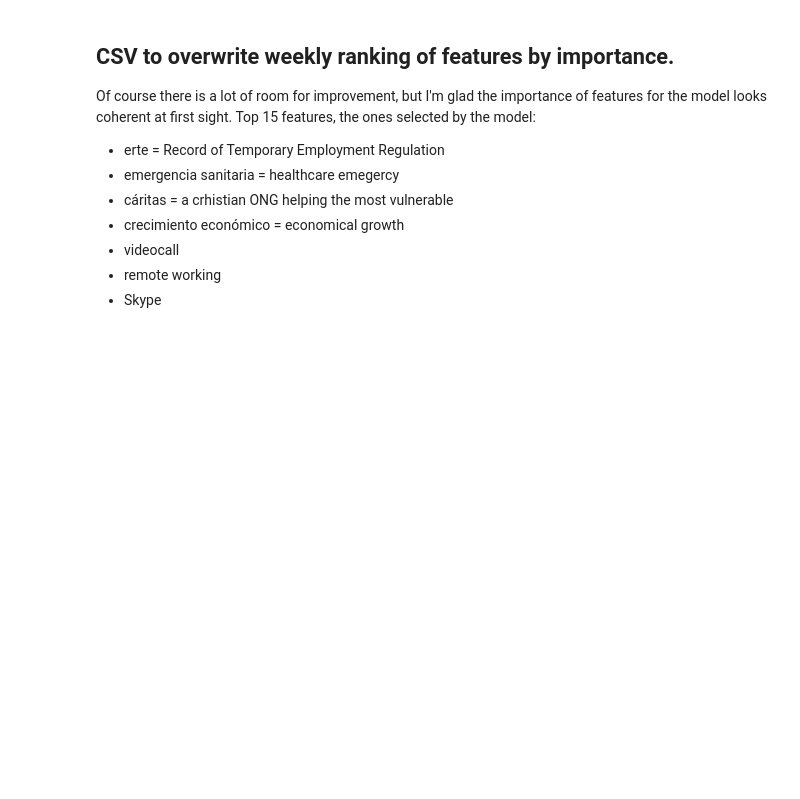
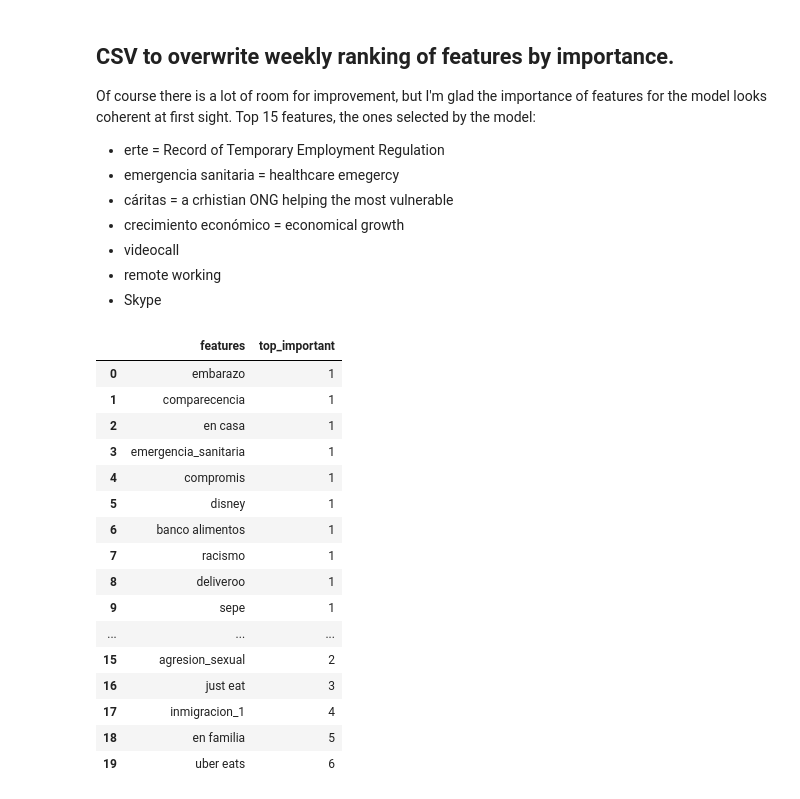
Before and after one commit to albertovpd/automated_ML_regression, a Jupyter notebook: testing.ipynb, the cells around one changed output. Saved outputs shown, nothing was run; the diff lists cells and outputs as text; code cells hidden in the pictures; blank space fills up the shorter version.

```diff
--- a/testing.ipynb
+++ b/testing.ipynb
@@ -734,5 +722,5 @@ It is like a double filter of simplicity that I hope it works
 regression = LinearRegression() # oher model
 
 # neg mean squared error. it always is negative but what you get is the positive representation
-rfecv = RFECV(estimator=regression, step=1, min_features_to_select=15, cv=5,scoring='neg_mean_squared_error')
+rfecv = RFECV(estimator=regression, step=1, min_features_to_select=15, cv=8,scoring='neg_mean_squared_error')
 rfecv.fit(X_train, target_train)
@@ -786,11 +814,29 @@ Of course there is a lot of room for improvement, but I'm glad the importance of
 # %%
 # Ranking of how important are the following keywords to infer in Google searches in Spain
 # the keyword "unemployment"
 features=pd.DataFrame()
 features["features"]=X.columns
 features["top_important"]=rfecv.ranking_
 features.sort_values(by=["top_important"], inplace=True)
 features.reset_index(drop=True, inplace=True)
 features.to_csv("input/ranking_of_features.csv")
-features.head(50)
+features.head(20)
 # with a linear regression the number of important features was reduced. It also had better performance.
+# %% [output]
+|  | features | top_important |
+| 0 | embarazo | 1 |
+| 1 | comparecencia | 1 |
+| 2 | en casa | 1 |
+| 3 | emergencia_sanitaria | 1 |
+| 4 | compromis | 1 |
+| 5 | disney | 1 |
+| 6 | banco alimentos | 1 |
+| 7 | racismo | 1 |
+| 8 | deliveroo | 1 |
+| 9 | sepe | 1 |
+| ... | ... | ... |
+| 15 | agresion_sexual | 2 |
+| 16 | just eat | 3 |
+| 17 | inmigracion_1 | 4 |
+| 18 | en familia | 5 |
+| 19 | uber eats | 6 |
```
Also changed, not shown: parts of 36 cells of this notebook.
